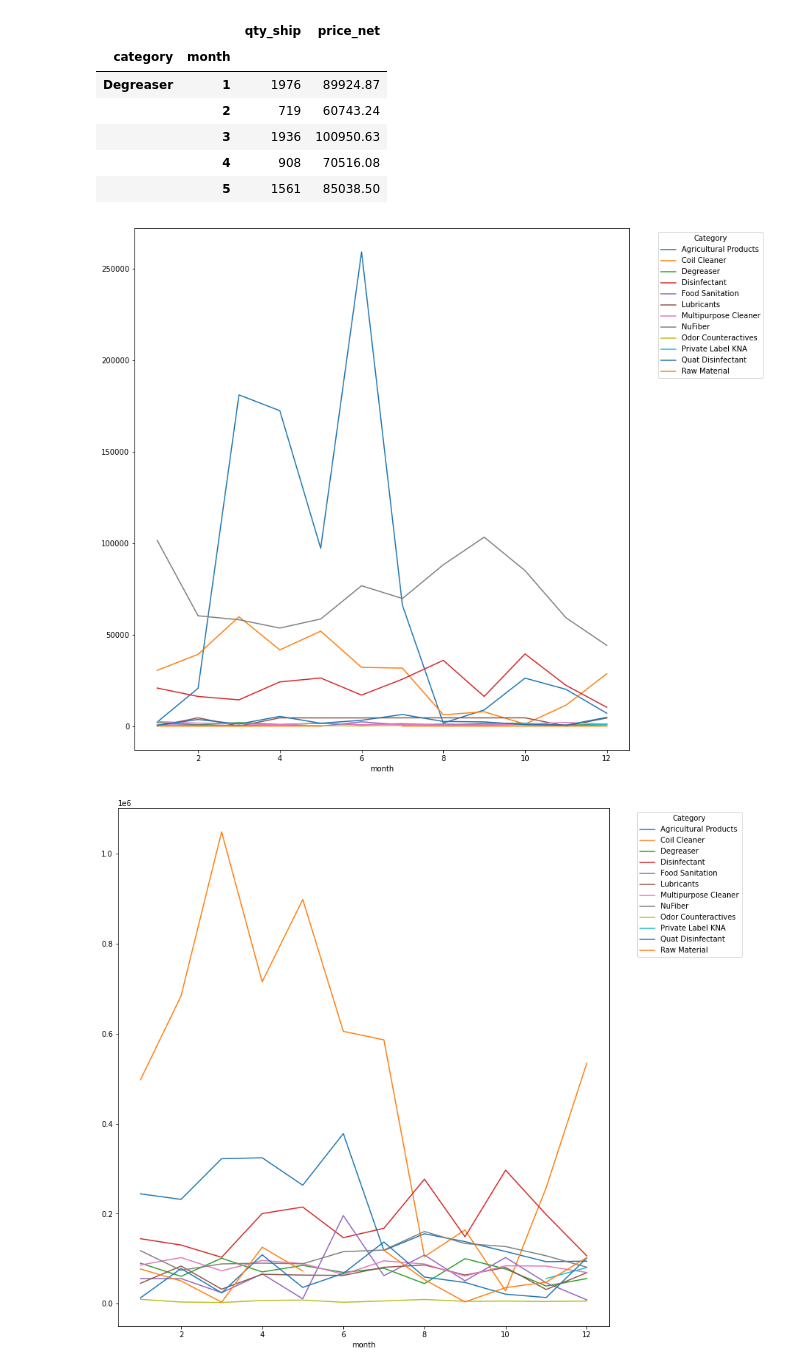
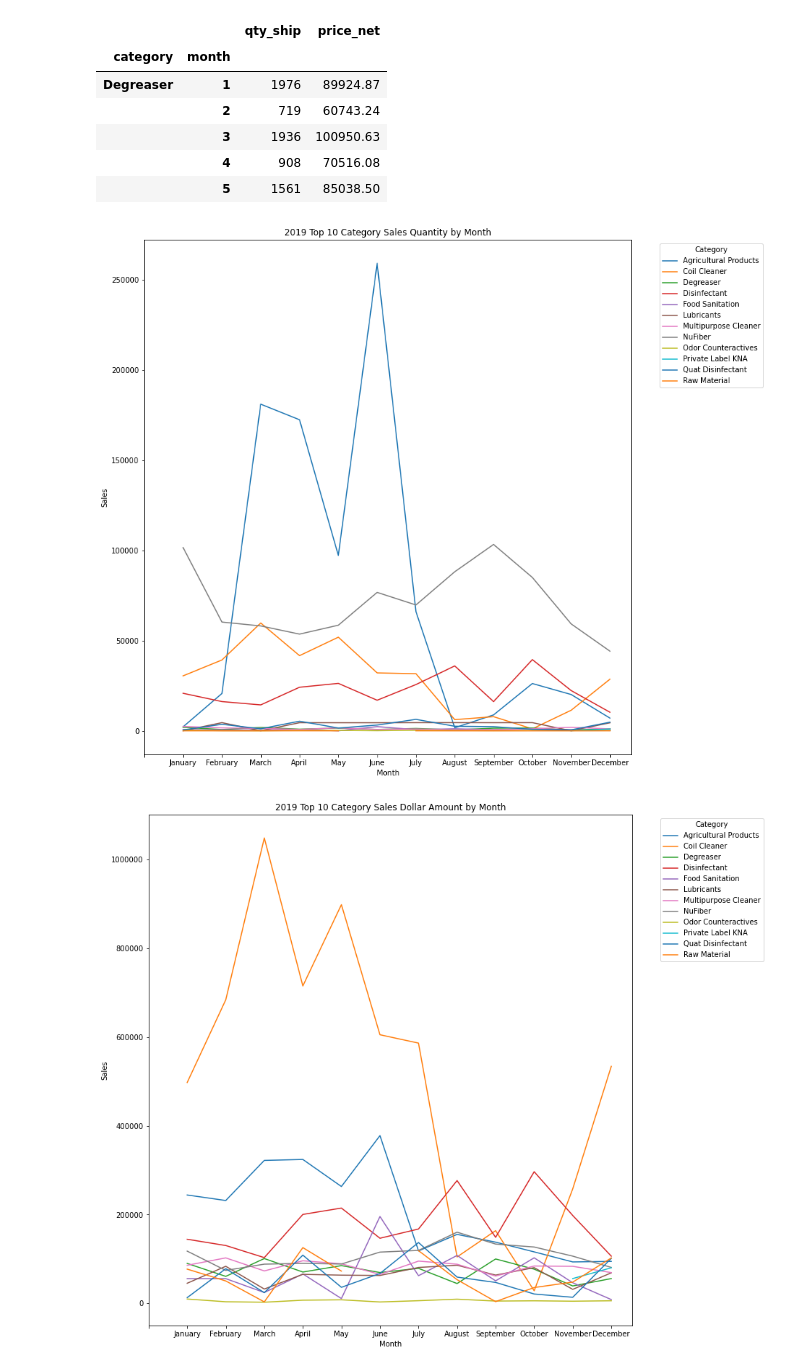
Before and after one commit to aadeba5/Project1, a Jupyter notebook: Nuance_Eric.ipynb, the cells around one changed output. Saved outputs shown, nothing was run; the diff lists cells and outputs as text; code cells hidden in the pictures.

Commit message:
Corrected line plots

```diff
--- a/Nuance_Eric.ipynb
+++ b/Nuance_Eric.ipynb
@@ -290,17 +290,29 @@ twenty_19_monthly.head()
 # %%
 ax=twenty_19_monthly.unstack('category')['qty_ship'].plot(kind='line', figsize=(12,13))
 plt.legend(title='Category', bbox_to_anchor=(1.05, 1), loc='upper left')
+plt.xticks(ticks = np.arange(13), labels =('','January', 'February', 'March', 'April', 'May', 'June', 'July', 'August',
+                  'September', 'October', 'November', 'December'))
+plt.title('2019 Top 10 Category Sales Quantity by Month')
+plt.xlabel('Month')
+plt.ylabel('Sales')
+plt.ticklabel_format(useOffset=False, style = 'plain', axis = 'y')
 plt.savefig('output/2019 Top 10 Category Sales Quantity by month',facecolor='w', bbox_inches='tight')
 plt.show()
 # %% [output]
-[figure, old version]
+[figure, new version]
 # %%
 ax=twenty_19_monthly.unstack('category')['price_net'].plot(kind='line', figsize=(12,13))
 plt.legend(title='Category', bbox_to_anchor=(1.05, 1), loc='upper left')
+plt.xticks(ticks = np.arange(13), labels =('','January', 'February', 'March', 'April', 'May', 'June', 'July', 'August',
+                  'September', 'October', 'November', 'December'))
+plt.title('2019 Top 10 Category Sales Dollar Amount by Month')
+plt.xlabel('Month')
+plt.ylabel('Sales')
+plt.ticklabel_format(useOffset=False, style = 'plain', axis = 'y')
 plt.savefig('output/2019 Top 10 Category Sales Dollar Amount by month',facecolor='w', bbox_inches='tight')
 plt.show()
 # %% [output]
-[figure, old version]
+[figure, new version]
 # %%
 ax=twenty_20_monthly.unstack('category')['qty_ship'].plot(kind='line', figsize=(12,13))
 plt.legend(title='Category', bbox_to_anchor=(1.05, 1), loc='upper left')
```
Also changed, not shown: parts of 2 cells of this notebook, 4 other files.
